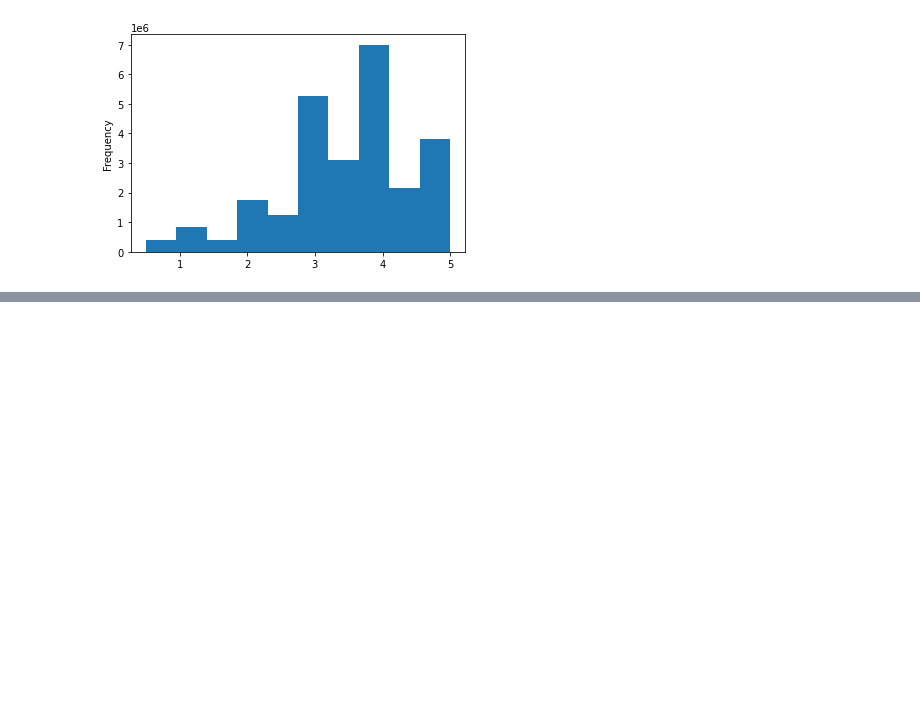
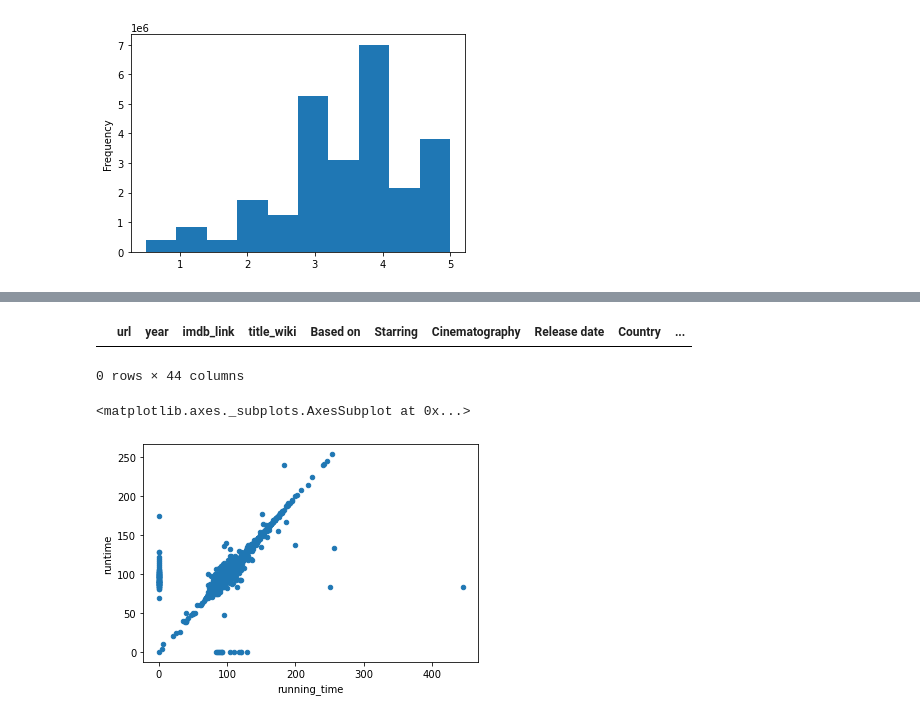
Before and after one commit to olalekanagbaje/Movies-ETL, a Jupyter notebook: Untitled.ipynb, the cells around one changed output, grey strips where cells are left out. Saved outputs shown, nothing was run; the diff lists cells and outputs as text; code cells hidden in the pictures; blank space fills up the shorter version.

Commit message:
First set of data merge

```diff
--- a/Untitled.ipynb
+++ b/Untitled.ipynb
@@ -808,3 +821,7 @@ min                     0.50
 max                     5.00
 Name: rating, dtype: float64
 [figure]
+# %%
+# Before merging, print out th list of columns from both Wikipedia & Kaggle
+movies_df = pd.merge(wiki_movies_df, kaggle_metadata, on='imdb_id', suffixes=['_wiki','_kaggle'])
+movies_df.head()
@@ -810,0 +881,13 @@ Name: rating, dtype: float64
+# %%
+# Show any rows where title_kaggle is empty - Resolution is to Drop title_wikipedia
+movies_df[(movies_df['title_kaggle'] == '') | (movies_df['title_kaggle'].isnull())]
+# %% [output]
+|  | url | year | imdb_link | title_wiki | Based on | Starring | Cinematography | Release date | Country | ... |
+0 rows × 44 columns
+# %%
+# Next use scatter plot to determine which to choose between Run_time & runtime (numeric data). A perfect straight line implies both have fairly same data
+# Decision is keep Kaggle (as Wiki has more outliers) and fill in datapoints with zero on Kaggle with Wiki data where available
+movies_df.fillna(0).plot(x='running_time', y='runtime', kind='scatter')
+# %% [output]
+<matplotlib.axes._subplots.AxesSubplot at 0x...>
+[figure, added]
```
Also changed, not shown: parts of 25 cells of this notebook.
